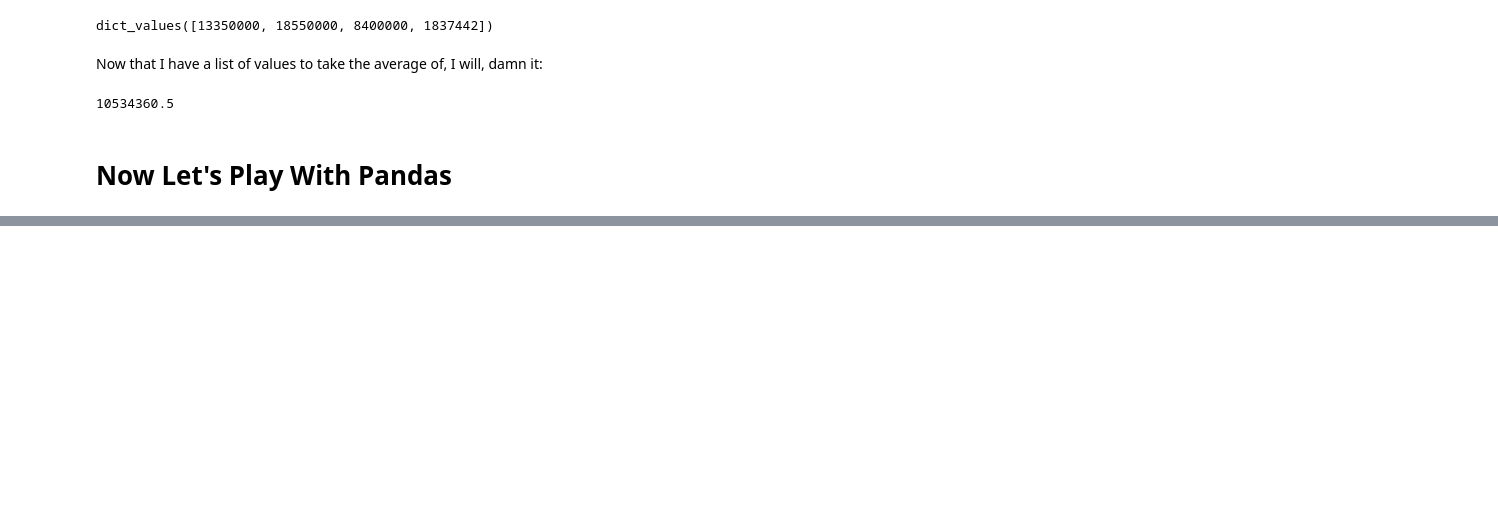
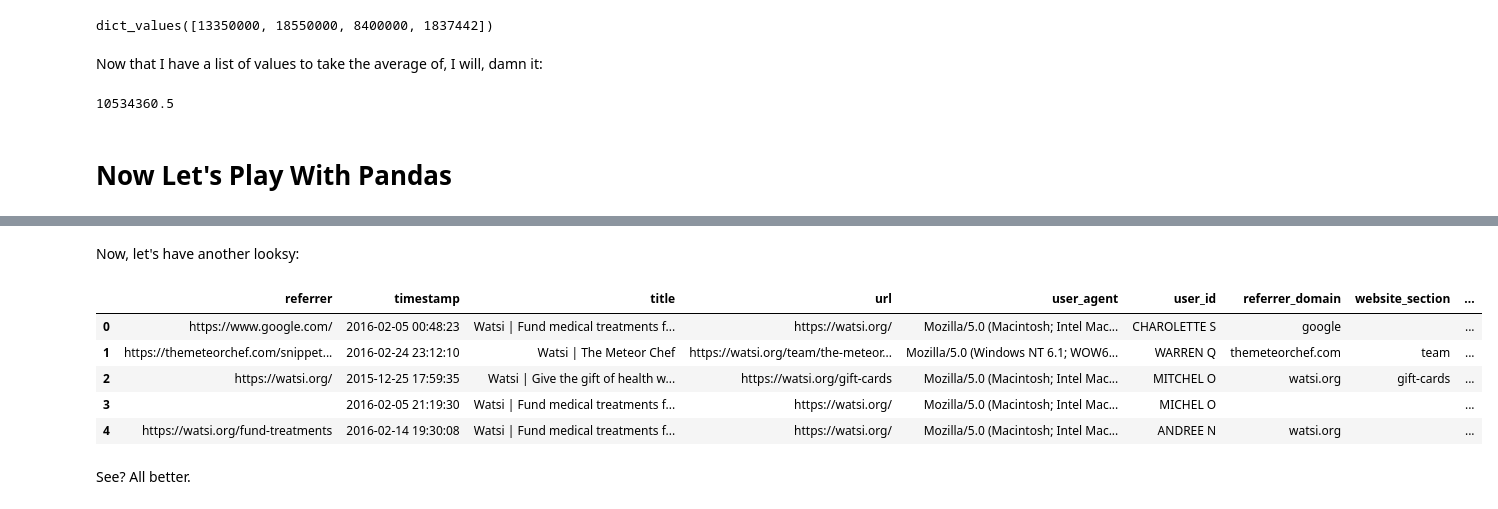
Before and after one commit to nellac77/gitfunkhouse, a Jupyter notebook: mode/Python Basics.ipynb, the cells around one changed output, grey strips where cells are left out. Drawn from its saved outputs; the diff is of its cells as text; code cells hidden in the pictures; blank space fills up the shorter version.

```diff
--- a/mode/Python Basics.ipynb
+++ b/mode/Python Basics.ipynb
@@ -380,0 +405,16 @@ DataFrames were created with some pretty kick-ass methods. Since I did, in fact,
+# %%
+# replace the NaNs with a space for better viewing pleasure
+data = data.fillna(' ')
+# %% [markdown]
+Now, let's have another looksy:
+# %%
+data.head(5)
+# %% [output]
+|  | referrer | timestamp | title | url | user_agent | user_id | referrer_domain | website_section | ... |
+| 0 | https://www.google.com/ | 2016-02-05 00:48:23 | Watsi | Fund medical treatments f... | https://watsi.org/ | Mozilla/5.0 (Macintosh; Intel Mac... | CHAROLETTE S | google |  | ... |
+| 1 | https://themeteorchef.com/snippet... | 2016-02-24 23:12:10 | Watsi | The Meteor Chef | https://watsi.org/team/the-meteor... | Mozilla/5.0 (Windows NT 6.1; WOW6... | WARREN Q | themeteorchef.com | team | ... |
+| 2 | https://watsi.org/ | 2015-12-25 17:59:35 | Watsi | Give the gift of health w... | https://watsi.org/gift-cards | Mozilla/5.0 (Macintosh; Intel Mac... | MITCHEL O | watsi.org | gift-cards | ... |
+| 3 |  | 2016-02-05 21:19:30 | Watsi | Fund medical treatments f... | https://watsi.org/ | Mozilla/5.0 (Macintosh; Intel Mac... | MICHEL O |  |  | ... |
+| 4 | https://watsi.org/fund-treatments | 2016-02-14 19:30:08 | Watsi | Fund medical treatments f... | https://watsi.org/ | Mozilla/5.0 (Macintosh; Intel Mac... | ANDREE N | watsi.org |  | ... |
+# %% [markdown]
+See? All better.
```
Also changed, not shown: parts of 6 cells of this notebook.
